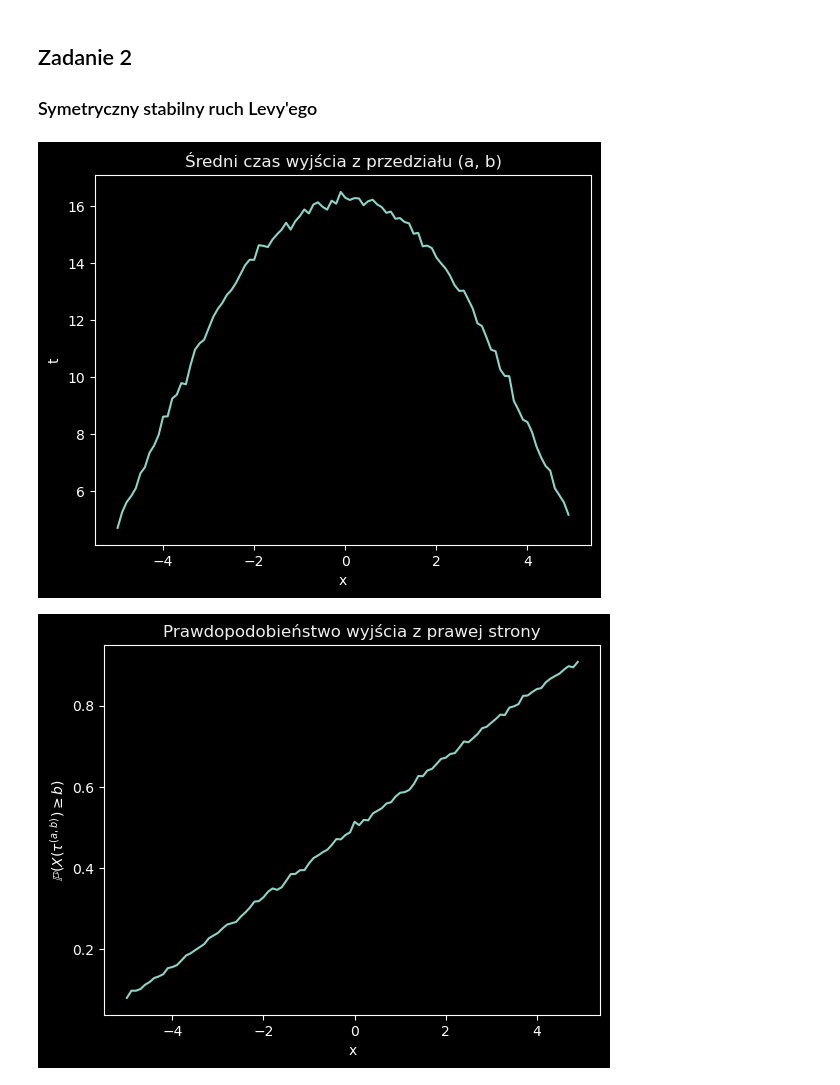
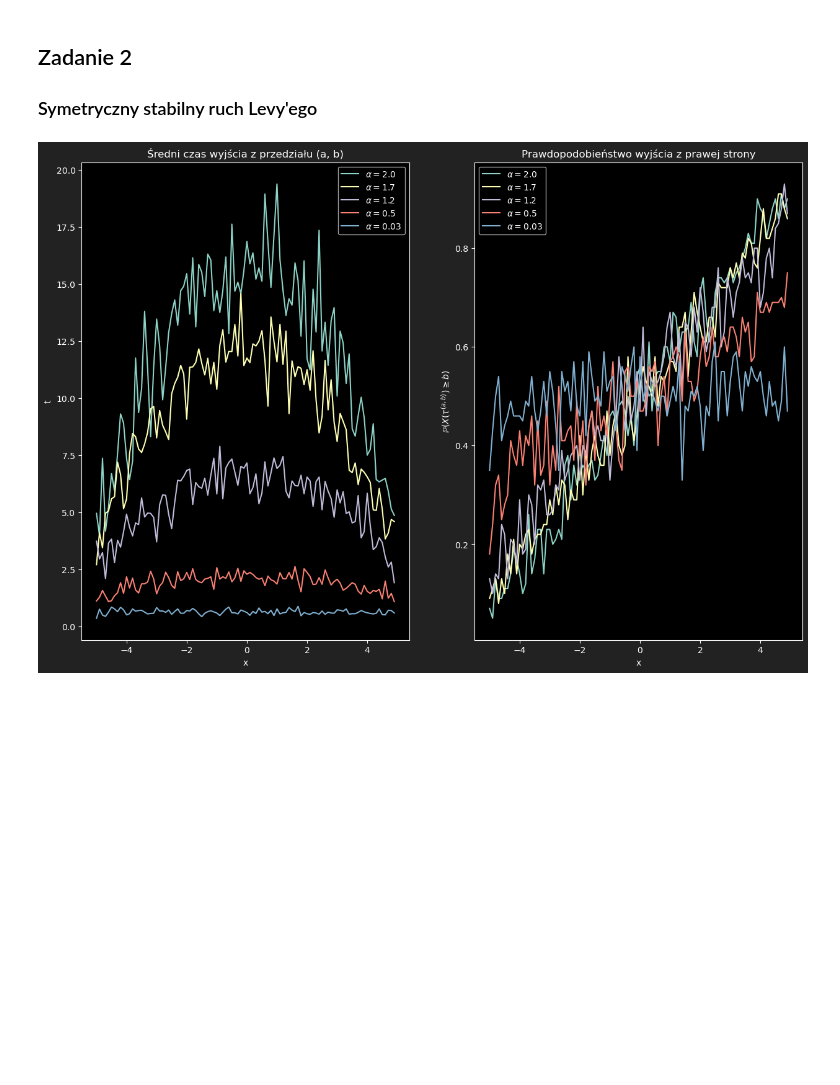
Before and after one commit to BartoszMichalak13/Raports-CSoSP, a Jupyter notebook: ksps_r3_242504_268429.ipynb, the cells around one changed output. Cells and saved outputs as stored; diff of their text form; code cells hidden in the pictures; blank space fills up the shorter version.

```diff
--- a/ksps_r3_242504_268429.ipynb
+++ b/ksps_r3_242504_268429.ipynb
@@ -142,10 +199,20 @@ def simulate_fbm_teplic(dt, sim_len: int, H, mean):
 # %% [markdown]
 ### Ułamkowy proces Ornsteina-Uhlenbecka
 # %%
+@njit
+def get_a_stable_process_arbitrary_t(a, B, time_points):
+    increments = np.zeros_like(time_points)
+    for i in range(1, len(time_points)):
+        dt = time_points[i] - time_points[i - 1]
+        sigma = (dt)**(1/a)
+        increments[i] = rand_a_stable(a, B, sigma, 0.0)
+    return np.cumsum(increments)
+
+
 @njit
 def get_lamperti_transformed_proc(a, B, proc_len, dt):
     t = np.arange(0, proc_len) * dt
     t_sc = np.exp(t)
     proc = get_a_stable_process_arbitrary_t(a, B, t_sc)
-    proc_sc = np.exp(-0.5*t)
+    proc_sc = np.exp(-1.0/a*t)
     return proc*proc_sc
@@ -202,44 +333,53 @@ def test_exit_time(a):
 
     start_vals = np.arange(range_min, range_max, range_incr)
     exit_times = np.zeros_like(start_vals)
     p_exit_right = np.zeros_like(start_vals)
 
 
-    for i, start_val in enumerate(tqdm(start_vals, desc="Starting value: ")):
+    for i, start_val in enumerate(tqdm(start_vals, desc=f"a = {a}: ")):
         exit_time = 0.0
         p_exit_left = 0.0
 
         for _ in range(0, processes_count):
             e = None
             last_end_val = start_val
 
             while e == None:
                 proc_vals = get_symmetric_stable_levy_process(last_end_val, a, proc_len, dt)
                 e, has_exited_left = get_exit_time(range_min, range_max, proc_vals)
                 if e == None:
                     last_end_val = proc_vals[-1]
                     exit_time += proc_len
 
             exit_time += e
             p_exit_left += int(has_exited_left)
 
 
         exit_times[i] = exit_time/processes_count
         p_exit_right[i] = 1.0 - p_exit_left/processes_count
 
-    plt.xlabel("x")
-    plt.ylabel("t")
-    plt.title("Średni czas wyjścia z przedziału (a, b)")
-    plt.plot(start_vals, exit_times)
-    plt.show()
+    return start_vals, exit_times, p_exit_right
 
-    plt.xlabel("x")
-    plt.ylabel(r"$\mathbb{P}(X(\tau^{(a,b)}) \geq b)$")
-    plt.title("Prawdopodobieństwo wyjścia z prawej strony")
-    plt.plot(start_vals, p_exit_right)
-    plt.show()
+a_vals = [2.0, 1.7, 1.2, 0.5, 0.03]
 
-test_exit_time(2.0)
+fig, axes = plt.subplots(1, 2, figsize=(15, 10), facecolor="#222222")
+
+axes[0].set_xlabel("x")
+axes[0].set_ylabel("t")
+axes[0].set_title("Średni czas wyjścia z przedziału (a, b)")
+
+axes[1].set_xlabel("x")
+axes[1].set_ylabel(r"$\mathbb{P}(X(\tau^{(a,b)}) \geq b)$")
+axes[1].set_title("Prawdopodobieństwo wyjścia z prawej strony")
+
+for a in a_vals:
+    s, e, p = test_exit_time(a)
+
+    axes[0].plot(s, e, label=f"$\\alpha={a}$")
+    axes[1].plot(s, p, label=f"$\\alpha={a}$")
+
+axes[0].legend()
+axes[1].legend()
+plt.show()
 # %% [output]
-[figure, old version]
+[figure, new version]
-[figure, removed]
```
Also changed, not shown: parts of 10 cells of this notebook.
